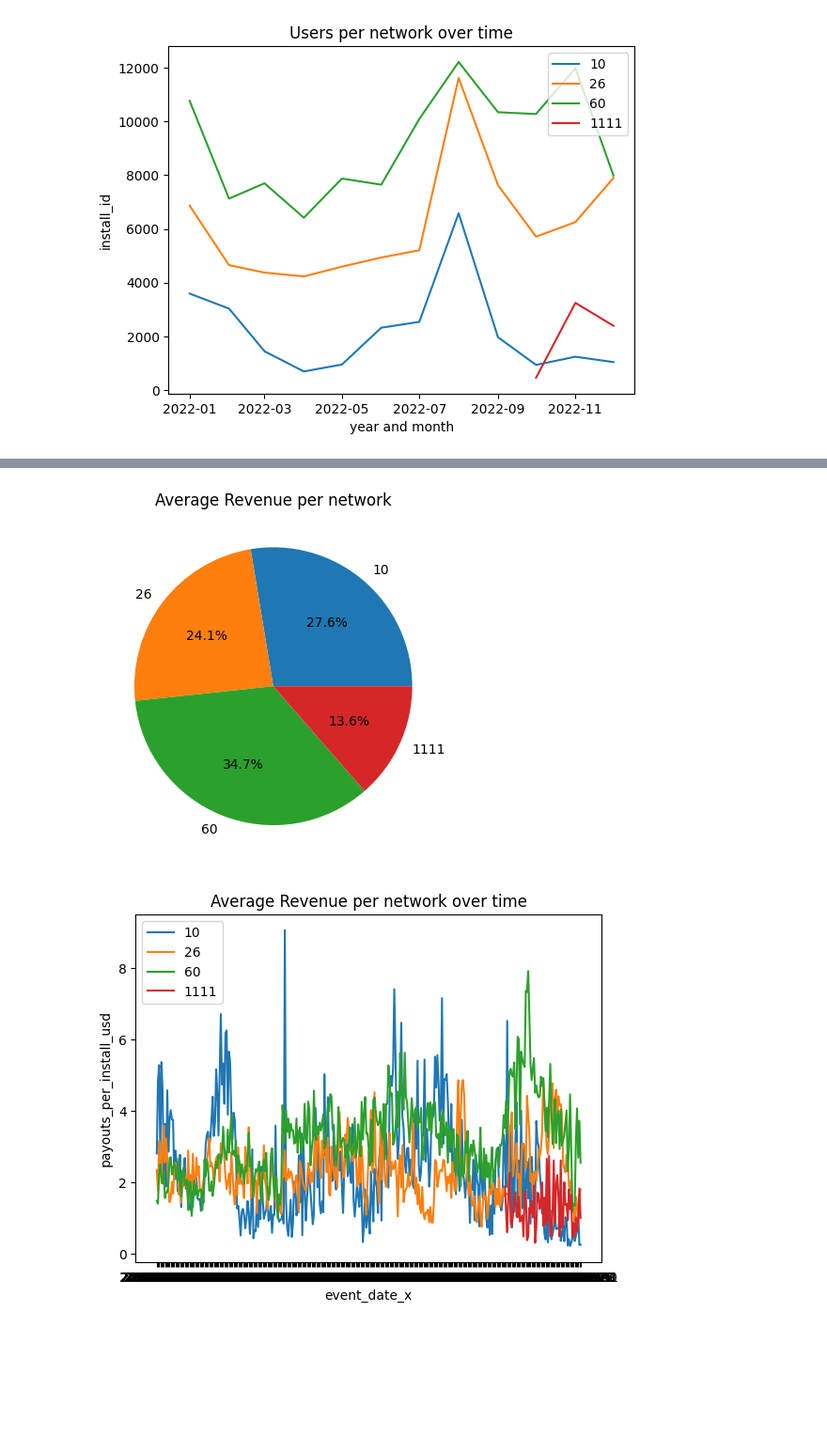
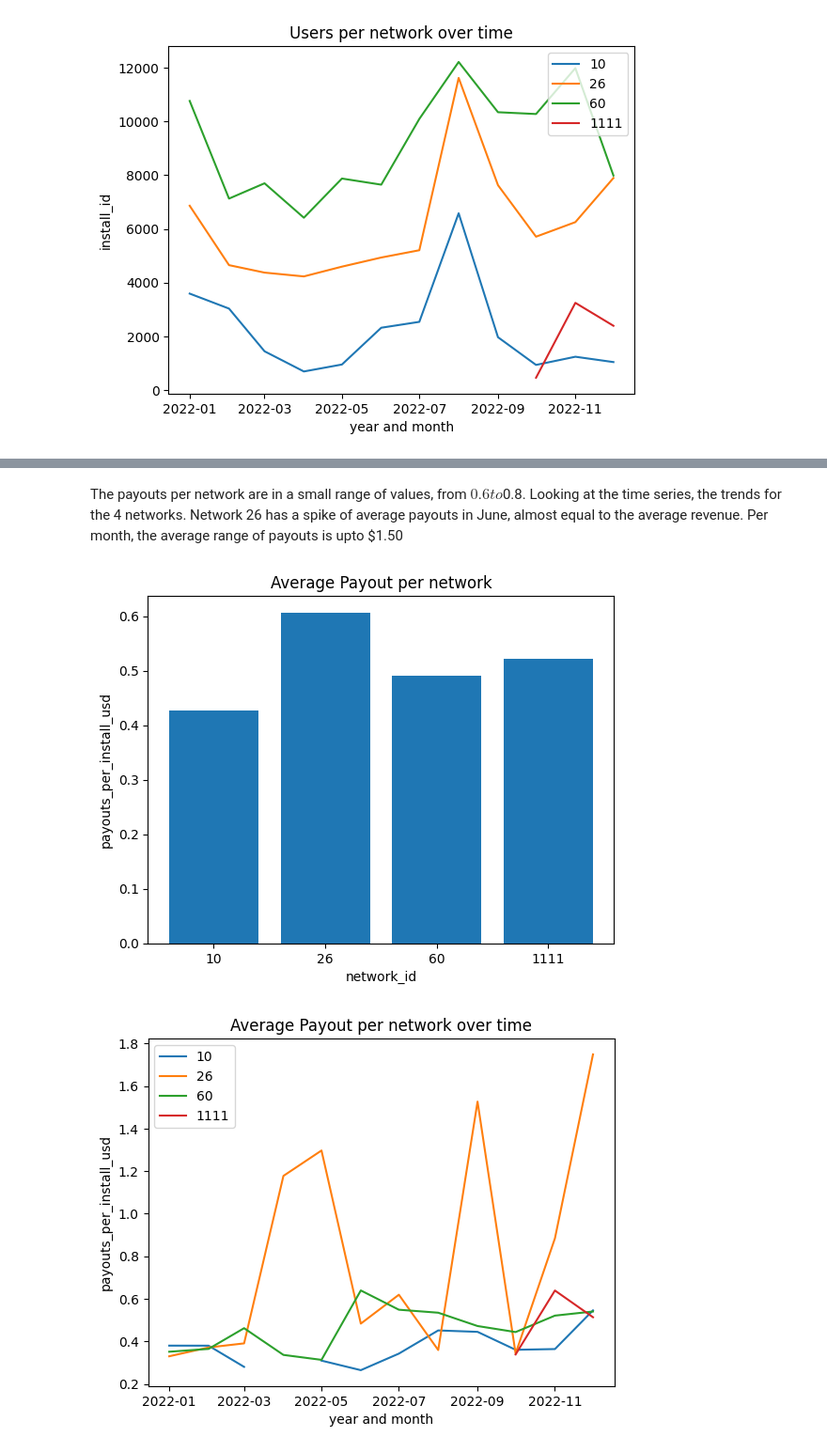
Before and after one commit to shamisolchikamhi/Game-KPIs-analysis-, a Jupyter notebook: main_notebook.ipynb, the cells around one changed output, grey strips where cells are left out. Shown at 94% size. Saved outputs shown, nothing was run; the diff lists cells and outputs as text; code cells hidden in the pictures; blank space fills up the shorter version.

```diff
--- a/main_notebook.ipynb
+++ b/main_notebook.ipynb
@@ -7,6 +14,6 @@ import matplotlib.pyplot as plt
 # %%
 # import adata
-
+warnings.filterwarnings("ignore")
 adspend_df = pd.read_csv('adspend.csv')
 installs_df = pd.read_csv('installs.csv')
 payouts_df = pd.read_csv('payouts.csv')
@@ -18,7 +25,7 @@ adspend.date_column_type()
 # adspend.check_duplicates()
 adspend.fill_missing_values()
 adspend.check_for_outliers()
-adspend_df = break_down_date(adspend.data)
+adspend_df = DataCleaning.break_down_date(adspend.data)
 
 installs = DataCleaning(data = installs_df, columns= list(installs_df.columns))
 installs.id_columns_to_object()
@@ -26,15 +33,15 @@ installs.date_column_type()
 # installs.check_duplicates()
 installs.fill_missing_values()
 installs.check_for_outliers()
-installs_df = break_down_date(installs.data)
+installs_df = DataCleaning.break_down_date(installs.data)
 
 payouts = DataCleaning(data = payouts_df, columns = list(payouts_df.columns))
 payouts.id_columns_to_object()
 payouts.date_column_type()
 # payouts.check_duplicates()
 payouts.fill_missing_values()
-payouts.check_for_outliers()
-payouts_df = break_down_date(payouts.data)
+payouts.check_for_outliers(remove_outliers = True)
+payouts_df = DataCleaning.break_down_date(payouts.data)
 
 revenue = DataCleaning(data= revenue_df, columns = list(revenue_df.columns))
 revenue.id_columns_to_object()
@@ -42,4 +49,4 @@ revenue.date_column_type()
 # revenue.check_duplicates()
 revenue.fill_missing_values()
 revenue.check_for_outliers()
-revenue_df = break_down_date(revenue.data)
+revenue_df = DataCleaning.break_down_date(revenue.data)
@@ -73,10 +106,14 @@ AnalyticsCharts.time_series_breakdown(analytics.revenue_generated_per_install(gr
+# %% [markdown]
+The payouts per network are in a small range of values, from $0.6 to $0.8. Looking at the time series, the trends for the 4
+networks. Network 26 has a spike of average payouts in June, almost equal to the average revenue. Per month, the average range
+of payouts is upto $1.50
 # %%
-AnalyticsCharts.pie_chart(data= analytics.total_payouts_made_per_install(groupby_column='network_id'),
-                     label_column= 'network_id', value_column= 'payouts_per_install_usd',
-                     title='Average Revenue per network')
-AnalyticsCharts.time_series_breakdown(analytics.total_payouts_made_per_install(groupby_column = ['network_id','event_date_x']),
-                                 x_column='event_date_x',
-                     y_column='payouts_per_install_usd', breakdown_column='network_id', title='Average Revenue per network over time')
+AnalyticsCharts.bar_chart(data= analytics.total_payouts_made_per_install(groupby_column='network_id'),
+                     x_column= 'network_id', y_column= 'payouts_per_install_usd',
+                     title='Average Payout per network')
+AnalyticsCharts.time_series_breakdown(analytics.total_payouts_made_per_install(groupby_column = ['network_id','year and month']),
+                                 x_column='year and month',
+                     y_column='payouts_per_install_usd', breakdown_column='network_id', title='Average Payout per network over time')
 # %% [output]
-[figure, old version]
+[figure, new version]
-[figure, old version]
+[figure, new version]
```
Also changed, not shown: parts of 22 cells of this notebook, 4 other files.
